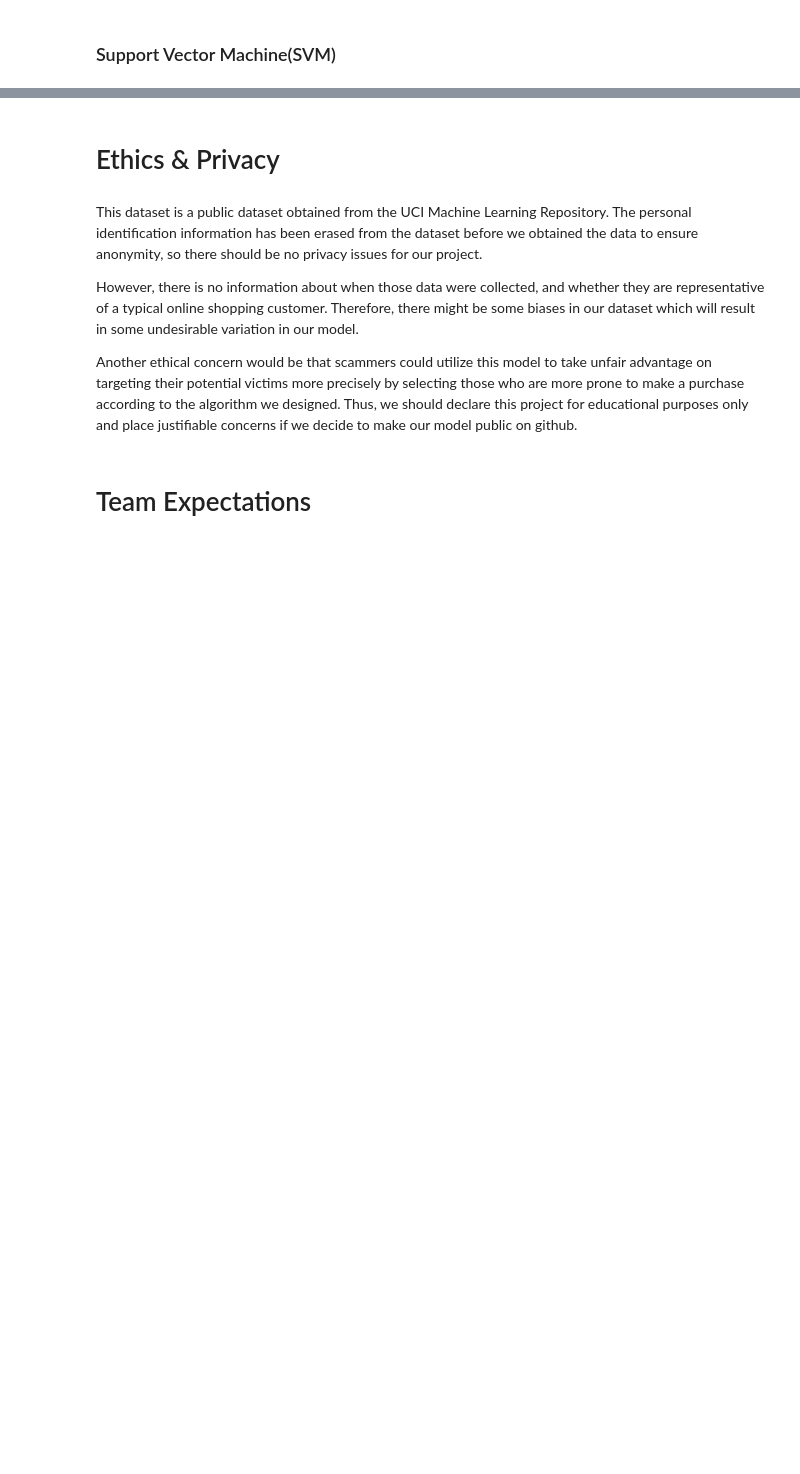
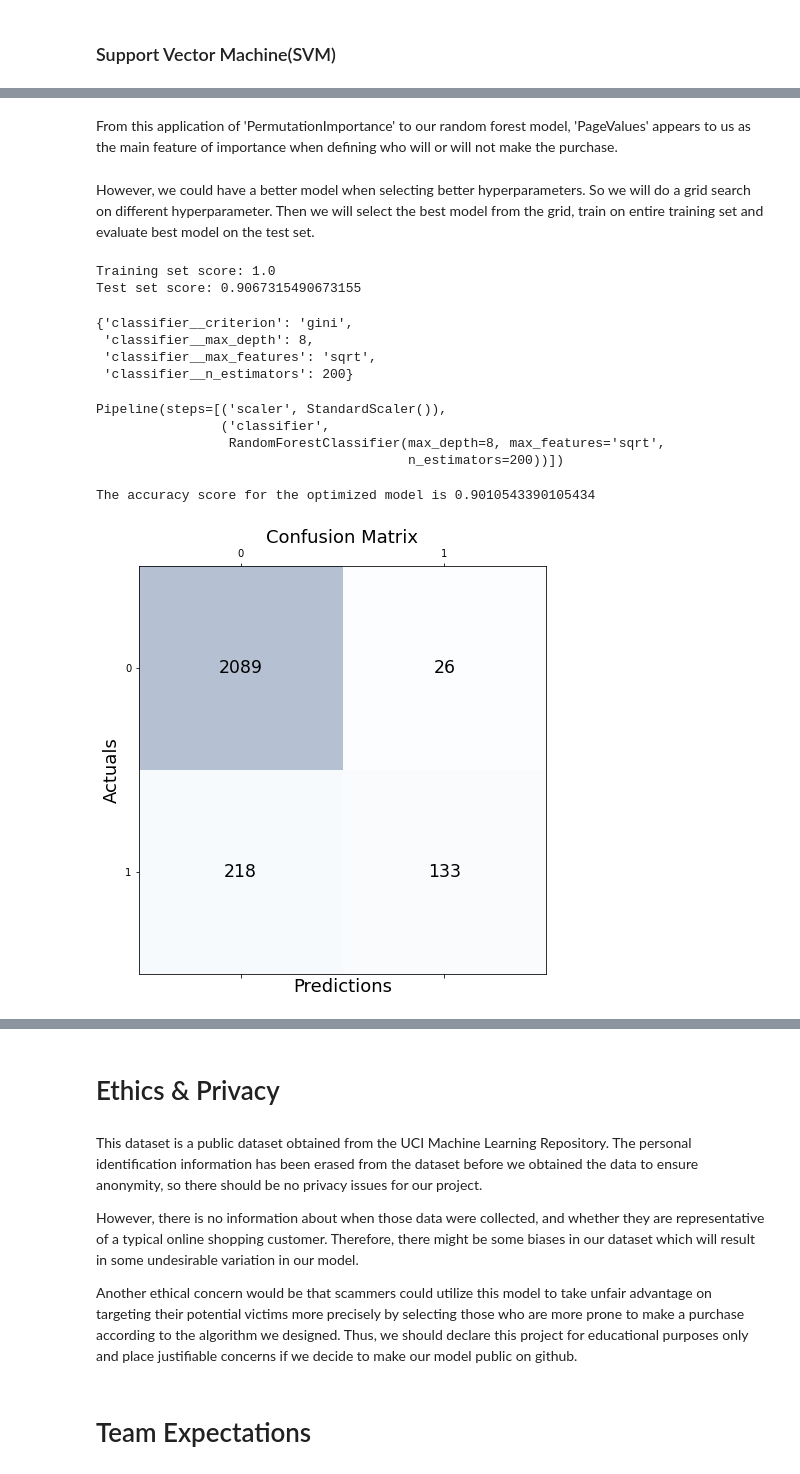
Before and after one commit to COGS118A/Group014-Sp22, a Jupyter notebook: Checkpoint_group014 (2).ipynb, the cells around one changed output, grey strips where cells are left out. Drawn from its saved outputs; the diff is of its cells as text; code cells hidden in the pictures; blank space fills up the shorter version.

```diff
--- a/Checkpoint_group014 (2).ipynb
+++ b/Checkpoint_group014 (2).ipynb
@@ -970,0 +929,16 @@ print('Area under the Receiver Operating Characteristic curve:', roc_auc)
+# %% [markdown]
+From this application of 'PermutationImportance' to our random forest model, 'PageValues' appears to us as the main feature of importance when defining who will or will not make the purchase.
+# %% [markdown]
+However, we could have a better model when selecting better hyperparameters. So we will do a grid search on different hyperparameter. Then we will select the best model from the grid, train on entire training set and evaluate best model on the test set.
+# %%
+# create a pipeline
+# scaler to run in parallel
+pipe = Pipeline([('scaler', StandardScaler()),("classifier", RandomForestClassifier())])
+
+# FIT THE MODEL
+pipe.fit(X_train, y_train)
+print('Training set score: ' + str(pipe.score(X_train,y_train)))
+print('Test set score: ' + str(pipe.score(X_test,y_test)))
+# %% [output]
+Training set score: 1.0
+Test set score: 0.9067315490673155
@@ -970,0 +956,43 @@ print('Area under the Receiver Operating Characteristic curve:', roc_auc)
+# %%
+best_model = grid.fit(X_train, y_train)
+# %%
+# get the model with highest accuracy from grid search
+p_accu = best_model.cv_results_['params'][ np.argmin(best_model.cv_results_['rank_test_accuracy']) ]
+p_accu
+# %% [output]
+{'classifier__criterion': 'gini',
+ 'classifier__max_depth': 8,
+ 'classifier__max_features': 'sqrt',
+ 'classifier__n_estimators': 200}
+# %%
+# set the selected parameter to the pipeline
+pipe.set_params(**p_accu)
+# %% [output]
+Pipeline(steps=[('scaler', StandardScaler()),
+                ('classifier',
+                 RandomForestClassifier(max_depth=8, max_features='sqrt',
+                                        n_estimators=200))])
+# %%
+# train on the entire training set with the model with highest accuracy from grid search
+clf = pipe.fit(X_train, y_train)
+y_pred = clf.predict(X_test)
+scores = clf.score(X_test, y_test)
+print("The accuracy score for the optimized model is", scores)
+# %% [output]
+The accuracy score for the optimized model is 0.9010543390105434
+# %%
+# print out stats and visualization of confusion matrix after optimization
+cm9 = metrics.confusion_matrix(y_test, y_pred)
+
+fig, ax = plt.subplots(figsize=(7.5, 7.5))
+ax.matshow(cm9, cmap=plt.cm.Blues, alpha=0.3)
+for i in range(cm9.shape[0]):
+    for j in range(cm9.shape[1]):
+        ax.text(x=j, y=i,s=cm9[i, j], va='center', ha='center', size='xx-large')
+
+plt.xlabel('Predictions', fontsize=18)
+plt.ylabel('Actuals', fontsize=18)
+plt.title('Confusion Matrix', fontsize=18)
+plt.show()
+# %% [output]
+[figure, added]
```
Also changed, not shown: parts of 44 cells of this notebook.
